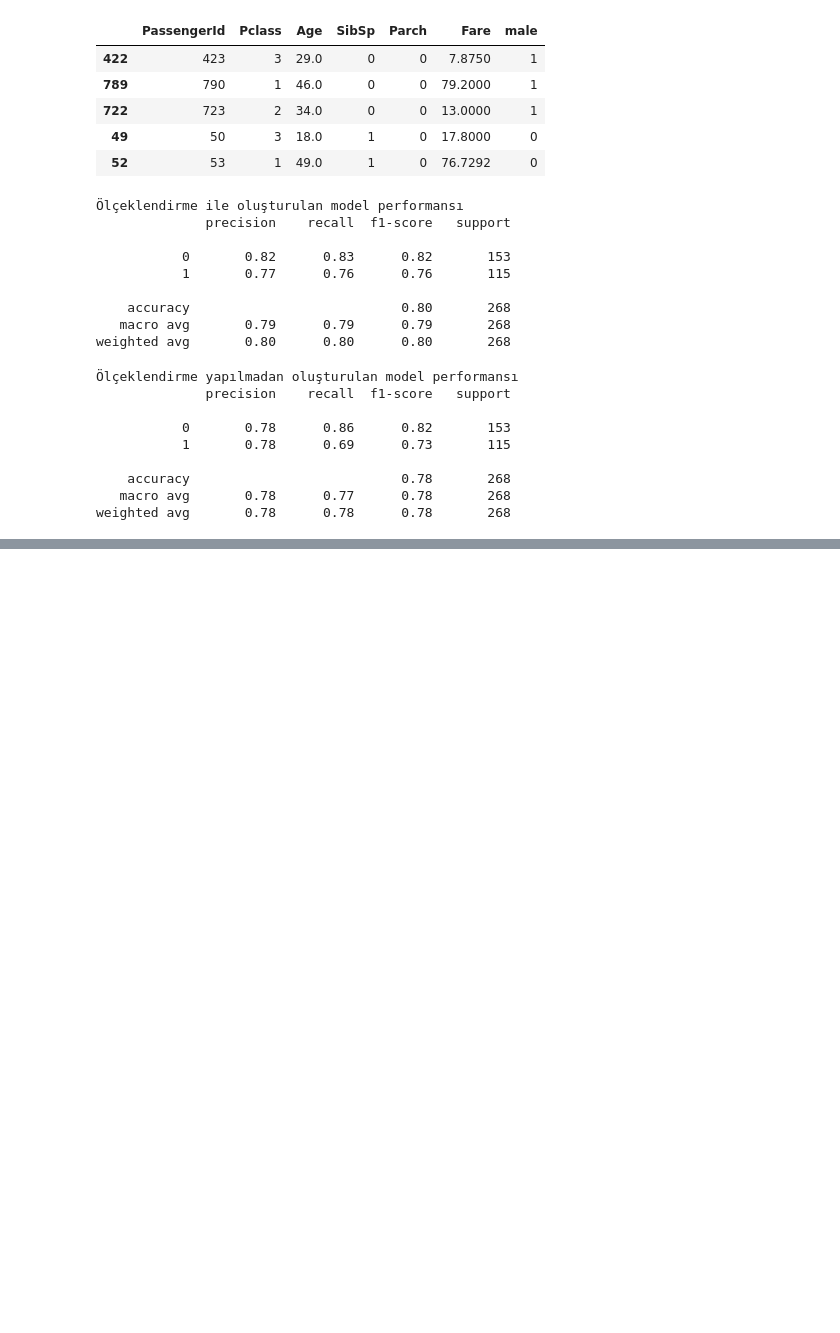
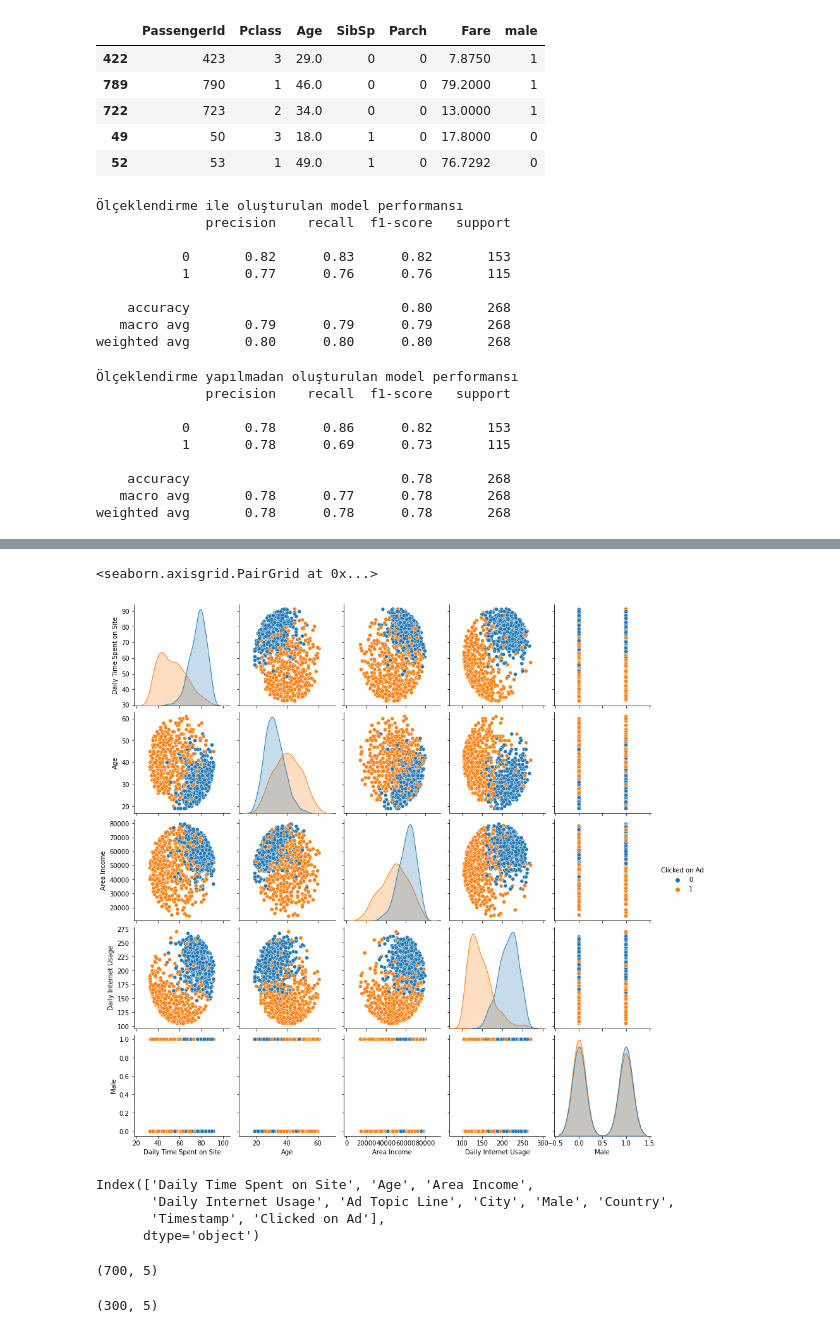
Before and after one commit to yasarkucukefe/YBS462, a Jupyter notebook: hafta-3/ders_3.ipynb, the cells around one changed output, grey strips where cells are left out. Drawn from its saved outputs; the diff is of its cells as text; code cells hidden in the pictures; blank space fills up the shorter version.

```diff
--- a/hafta-3/ders_3.ipynb
+++ b/hafta-3/ders_3.ipynb
@@ -375,0 +419,12 @@ weighted avg       0.78      0.78      0.78       268
+# %%
+sns.pairplot(df, hue='Clicked on Ad')
+# %% [output]
+<seaborn.axisgrid.PairGrid at 0x...>
+[figure, added]
+# %%
+df.columns
+# %% [output]
+Index(['Daily Time Spent on Site', 'Age', 'Area Income',
+       'Daily Internet Usage', 'Ad Topic Line', 'City', 'Male', 'Country',
+       'Timestamp', 'Clicked on Ad'],
+      dtype='object')
@@ -375,0 +436,8 @@ weighted avg       0.78      0.78      0.78       268
+# %%
+X_train.shape
+# %% [output]
+(700, 5)
+# %%
+X_test.shape
+# %% [output]
+(300, 5)
```
Also changed, not shown: parts of 16 cells of this notebook.
